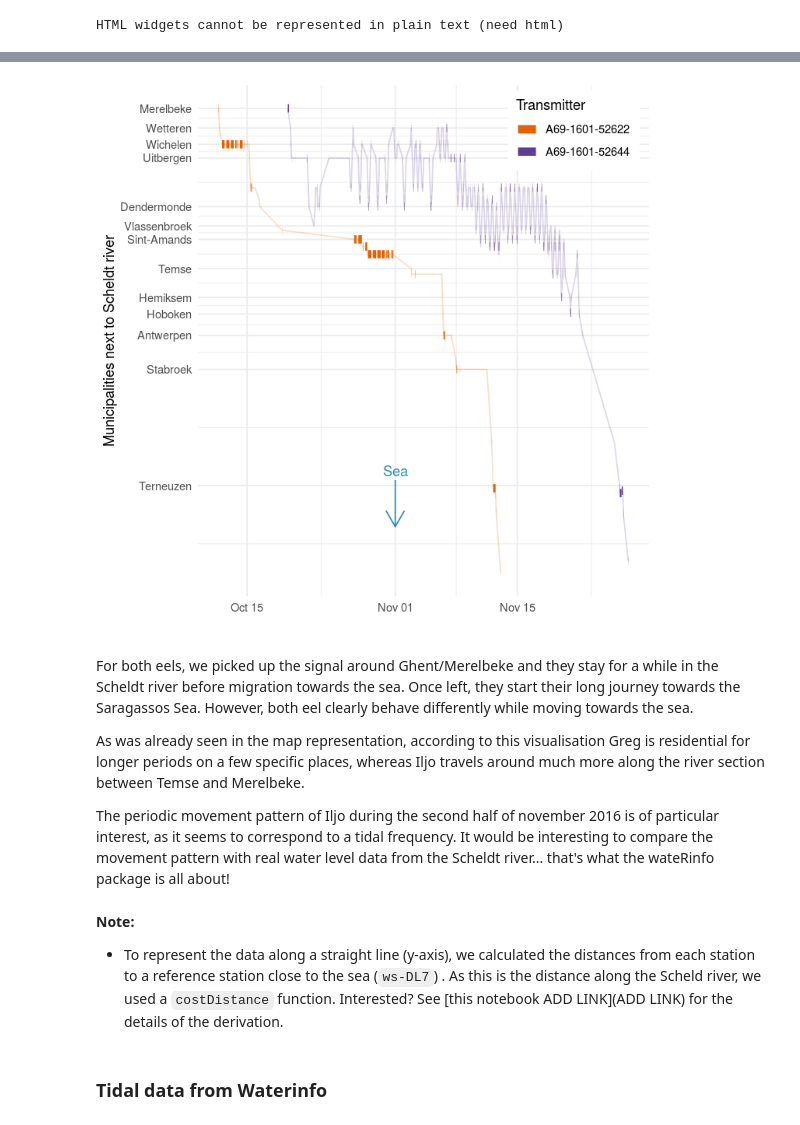
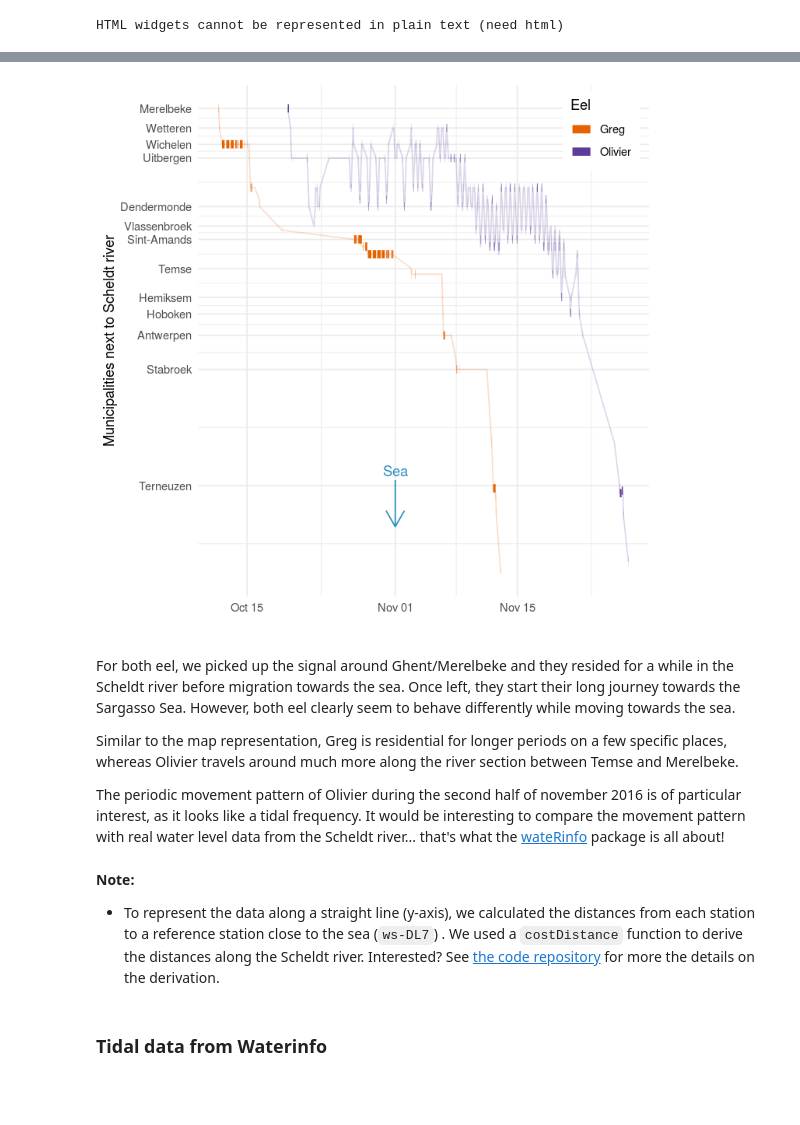
Before and after one commit to stijnvanhoey/waterinfo-tidal-eel, a Jupyter notebook: src/waterinfo-tidal.ipynb, the cells around one changed output, grey strips where cells are left out. Cells and saved outputs as stored; diff of their text form; code cells hidden in the pictures; blank space fills up the shorter version.

```diff
--- a/src/waterinfo-tidal.ipynb
+++ b/src/waterinfo-tidal.ipynb
@@ -80,3 +79,6 @@ Nevertheless, we miss the temporal effect in the previous figure and we do not k
+# %%
+eels <- eels %>%
+    mutate(eel_name=recode(Transmitter, `A69-1601-52622` = "Greg", `A69-1601-52644` = "Olivier"))
 # %%
 # HIDE CELL
 distance_from_sea <- read_csv("../data/distance_from_sea.csv", col_types = cols())
@@ -94,40 +106,41 @@ options(repr.plot.width=6, repr.plot.height=6)
 # %%
 # HIDE CELL
 ggplot(eels, aes(x = Arrival, xend = Departure,
                  y = distance_to_refence_station,
                  yend = distance_to_refence_station,
-                 color = Transmitter)) +
+                 color = eel_name)) +
     geom_segment(size = 3) + xlab("") + ylab("") +
     geom_line(data = eels, aes(x = Arrival, y = distance_to_refence_station),
               alpha = 0.2, size = 0.5) +
     scale_y_continuous("Municipalities next to Scheldt river",
                        breaks = station_municipality$distance_to_refence_station,
                        labels = station_municipality$municipality) +
     scale_color_manual(values = c("#e66101", "#5e3c99"), guide = guide_legend()) +
     annotate("text", x = as_datetime("2016-11-01"),
              y = max(eels$distance_to_refence_station) * 0.22,
              colour = "#2b8cbe", label = "Sea") +
     annotate("segment", x = as_datetime("2016-11-01"), xend = as_datetime("2016-11-01"),
              y = max(eels$distance_to_refence_station) * 0.2,
              yend = max(eels$distance_to_refence_station) * 0.1,
                  arrow = arrow(length = unit(0.5, "cm")), color = "#2b8cbe") +
     theme_minimal() +
     theme(legend.position = c(.98, .99),
           legend.justification = c("right", "top"),
           legend.box.just = "right",
           legend.margin = margin(6, 6, 6, 6),
-          legend.background =  element_rect(fill="white", color = "transparent"))
+          legend.background =  element_rect(fill="white", color = "transparent")) +
+    guides(color=guide_legend(title="Eel"))
 # %% [output]
-[figure, old version]
+[figure, new version]
 # %% [markdown]
-For both eels, we picked up the signal around Ghent/Merelbeke and they stay for a while in the Scheldt river before migration towards the sea. Once left, they start their long journey towards the Saragassos Sea. However, both eel clearly behave differently while moving towards the sea.
+For both eel, we picked up the signal around Ghent/Merelbeke and they resided for a while in the Scheldt river before migration towards the sea. Once left, they start their long journey towards the Sargasso Sea. However, both eel clearly seem to behave differently while moving towards the sea.
 
-As was already seen in the map representation, according to this visualisation Greg is residential for longer periods on a few specific places, whereas Iljo travels around much more along the river section between Temse and Merelbeke.
+Similar to the map representation, Greg is residential for longer periods on a few specific places, whereas Olivier travels around much more along the river section between Temse and Merelbeke.
 
-The periodic movement pattern of Iljo during the second half of november 2016 is of particular interest, as it seems to correspond to a tidal frequency. It would be interesting to compare the movement pattern with real water level data from the Scheldt river...  that's what the wateRinfo package is all about!
+The periodic movement pattern of Olivier during the second half of november 2016 is of particular interest, as it looks like a tidal frequency. It would be interesting to compare the movement pattern with real water level data from the Scheldt river...  that's what the [wateRinfo](https://inbo.github.io/wateRinfo/) package is all about!
 # %% [markdown]
 **Note:**
-* To represent the data along a straight line (y-axis), we calculated the distances from each station to a reference station  close to the sea (`ws-DL7`) .  As this is the distance along the Scheld river, we used a `costDistance` function. Interested? See [this notebook ADD LINK](ADD LINK) for the details of the derivation.
+* To represent the data along a straight line (y-axis), we calculated the distances from each station to a reference station close to the sea (`ws-DL7`) . We used a `costDistance` function to derive the distances along the Scheldt river. Interested? See [the code repository](https://github.com/stijnvanhoey/wateRinfo_post) for more the details on the derivation.
 # %% [markdown]
 ### Tidal data from Waterinfo
 # %% [markdown]
```
Also changed, not shown: parts of 41 cells of this notebook, 21 other files.
